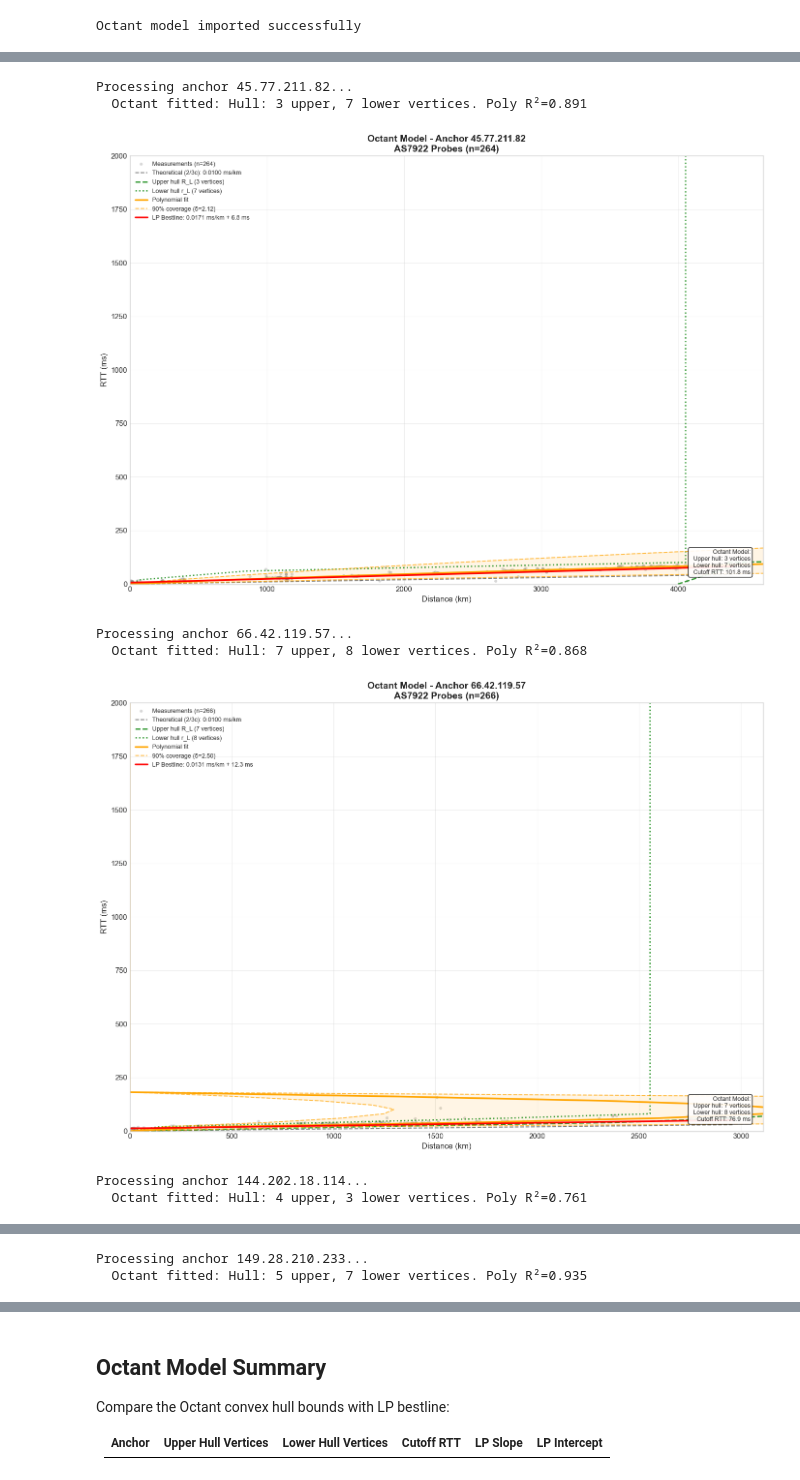
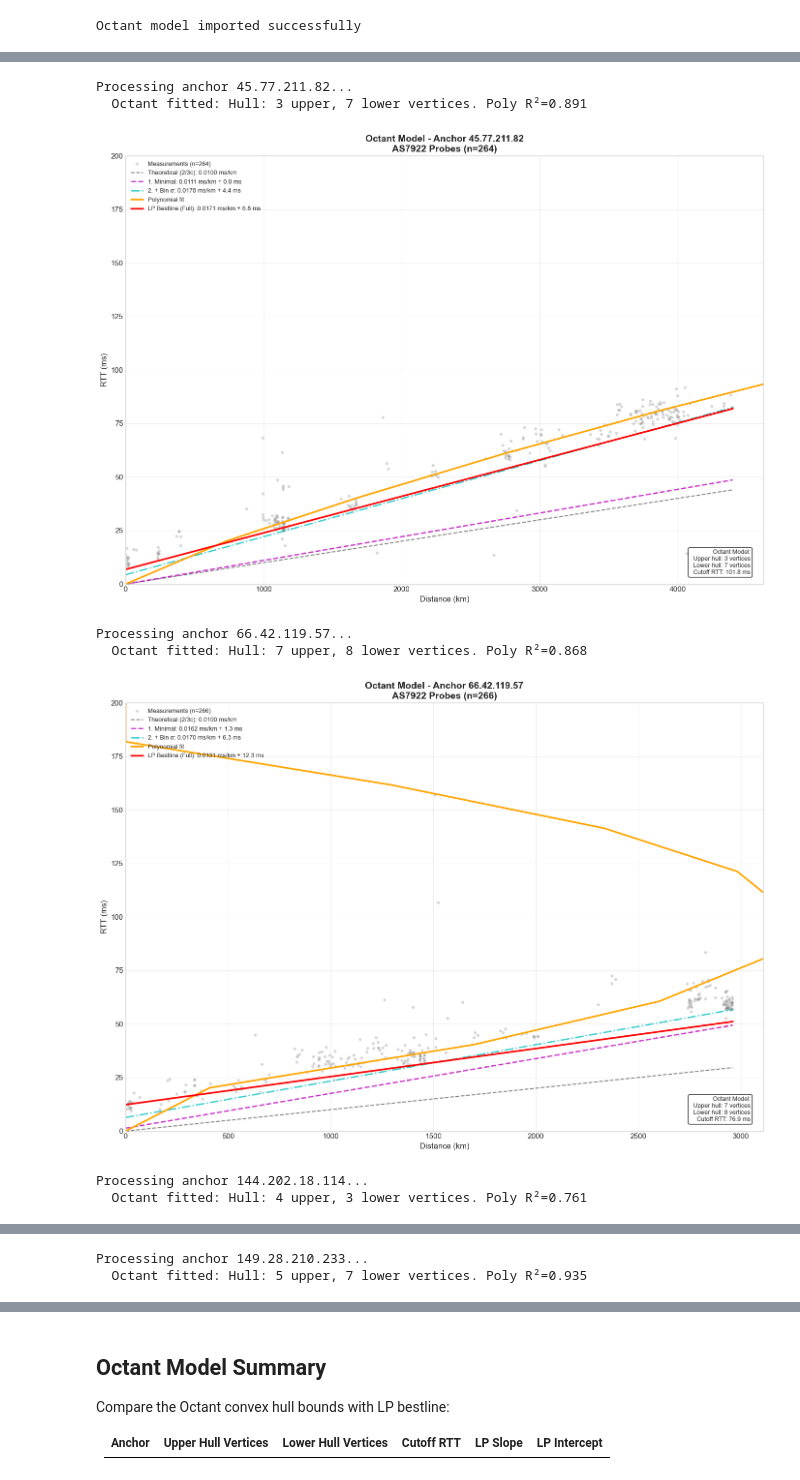
Before and after one commit to sizhewang25/cbg-framework, a Jupyter notebook: scripts/analysis/cbg_feasibility/filter_demonstration.ipynb, the cells around one changed output, grey strips where cells are left out. Saved outputs shown, nothing was run; the diff lists cells and outputs as text; code cells hidden in the pictures.

```diff
--- a/scripts/analysis/cbg_feasibility/filter_demonstration.ipynb
+++ b/scripts/analysis/cbg_feasibility/filter_demonstration.ipynb
@@ -735,7 +735,7 @@ print("Octant model imported successfully")
 # %% [output]
 Octant model imported successfully
 # %%
-def plot_octant_scatter(anchor_ip, distances, rtts, lp_model=None, max_rtt_ms=2000, target_coverage=0.90):
+def plot_octant_scatter(anchor_ip, distances, rtts, lp_model=None, filter_results=None, max_rtt_ms=2000, target_coverage=0.90):
     """
     Plot RTT-distance scatter with Octant dual bounds overlay.
 
@@ -746,6 +746,8 @@ def plot_octant_scatter(anchor_ip, distances, rtts, lp_model=None, max_rtt_ms=20
     - Polynomial fit - orange solid
     - Polynomial ± delta bounds - orange dashed
     - LP bestline (if provided) - red solid
+    - Minimal filter line - magenta dashed
+    - Bin σ filter line - cyan dash-dot
     - Theoretical 2/3c - black dashed
     """
     fig, ax = plt.subplots(figsize=(14, 10))
@@ -767,6 +769,21 @@ def plot_octant_scatter(anchor_ip, distances, rtts, lp_model=None, max_rtt_ms=20
     theoretical_rtts = THEORETICAL_SLOPE * dist_range
     ax.plot(dist_range, theoretical_rtts, 'k--', linewidth=1.5, alpha=0.5,
             label=f'Theoretical (2/3c): {THEORETICAL_SLOPE:.4f} ms/km')
+
+    # Plot Minimal filter line (config 1)
+    if filter_results is not None:
+        minimal_result = filter_results.get('1. Minimal (Invalid + Baseline)')
+        if minimal_result and minimal_result['success']:
+            minimal_rtts = minimal_result['slope'] * dist_range + minimal_result['intercept']
+            ax.plot(dist_range, minimal_rtts, 'm--', linewidth=2, alpha=0.8,
+                    label=f'1. Minimal: {minimal_result["slope"]:.4f} ms/km + {minimal_result["intercept"]:.1f} ms')
+
+        # Plot Bin σ filter line (config 2)
+        bin_result = filter_results.get('2. + Bin σ Filter')
+        if bin_result and bin_result['success']:
+            bin_rtts = bin_result['slope'] * dist_range + bin_result['intercept']
+            ax.plot(dist_range, bin_rtts, 'c-.', linewidth=2, alpha=0.8,
+                    label=f'2. + Bin σ: {bin_result["slope"]:.4f} ms/km + {bin_result["intercept"]:.1f} ms')
 
     # Fit Octant model
     octant_model = OctantRTTModel(
@@ -825,13 +842,13 @@ def plot_octant_scatter(anchor_ip, distances, rtts, lp_model=None, max_rtt_ms=20
                 poly_upper = poly_dists * delta
                 poly_lower = poly_dists / delta
 
-                ax.plot(poly_upper, rtt_range, 'orange', linestyle='--', linewidth=1.5, alpha=0.7,
-                        label=f'{target_coverage*100:.0f}% coverage (δ={delta:.2f})')
-                ax.plot(poly_lower, rtt_range, 'orange', linestyle='--', linewidth=1.5, alpha=0.7)
+                # ax.plot(poly_upper, rtt_range, 'orange', linestyle='--', linewidth=1.5, alpha=0.7,
+                #         label=f'{target_coverage*100:.0f}% coverage (δ={delta:.2f})')
+                # ax.plot(poly_lower, rtt_range, 'orange', linestyle='--', linewidth=1.5, alpha=0.7)
 
                 # Fill between bounds
-                ax.fill_betweenx(rtt_range, poly_lower, poly_upper,
-                                 color='orange', alpha=0.1)
+                # ax.fill_betweenx(rtt_range, poly_lower, poly_upper,
+                #                  color='orange', alpha=0.1)
             except Exception as e:
                 print(f"  Delta search failed: {e}")
 
@@ -839,7 +856,7 @@ def plot_octant_scatter(anchor_ip, distances, rtts, lp_model=None, max_rtt_ms=20
     if lp_model is not None and lp_model.fitted:
         bestline_rtts = lp_model.slope * dist_range + lp_model.intercept
         ax.plot(dist_range, bestline_rtts, 'r-', linewidth=2.5,
-                label=f'LP Bestline: {lp_model.slope:.4f} ms/km + {lp_model.intercept:.1f} ms')
+                label=f'LP Bestline (Full): {lp_model.slope:.4f} ms/km + {lp_model.intercept:.1f} ms')
 
     # Labels and styling
     ax.set_xlabel('Distance (km)', fontsize=12)
@@ -849,7 +866,7 @@ def plot_octant_scatter(anchor_ip, distances, rtts, lp_model=None, max_rtt_ms=20
     ax.legend(loc='upper left', fontsize=9)
     ax.grid(True, alpha=0.3)
     ax.set_xlim(0, dist_max * 1.05)
-    ax.set_ylim(0, max_rtt_ms)
+    ax.set_ylim(0, 200)
 
     # Add statistics text box
     if octant_model.fitted:
@@ -866,5 +883,5 @@ def plot_octant_scatter(anchor_ip, distances, rtts, lp_model=None, max_rtt_ms=20
     plt.tight_layout()
     return fig, octant_model
 
-print("Octant scatter plot function defined")
+print("Octant scatter plot function defined (with filter comparison lines)")
 # %% [output]
@@ -873,34 +890,36 @@ Octant scatter plot function defined
 # Generate Octant plots for each anchor
 octant_models = {}
 
 for anchor_ip, data in results.items():
     distances = data['distances']
     rtts = data['rtts']
+    filter_results = data['configs']  # Contains all filter config results
 
     # Get LP model if available
     lp_model = models.get(anchor_ip)
 
     print(f"\nProcessing anchor {anchor_ip}...")
     fig, octant_model = plot_octant_scatter(
         anchor_ip, distances, rtts,
         lp_model=lp_model,
+        filter_results=filter_results,
         max_rtt_ms=2000,
         target_coverage=0.90
     )
 
     octant_models[anchor_ip] = octant_model
 
     if octant_model.fitted:
         print(f"  Octant fitted: {octant_model.fit_message}")
 
     plt.show()
     plt.close()
 # %% [output]
 Processing anchor 45.77.211.82...
   Octant fitted: Hull: 3 upper, 7 lower vertices. Poly R²=0.891
-[figure, old version]
+[figure, new version]
 Processing anchor 66.42.119.57...
   Octant fitted: Hull: 7 upper, 8 lower vertices. Poly R²=0.868
-[figure, old version]
+[figure, new version]
 Processing anchor 144.202.18.114...
   Octant fitted: Hull: 4 upper, 3 lower vertices. Poly R²=0.761
```
Also changed, not shown: parts of 3 cells of this notebook.
